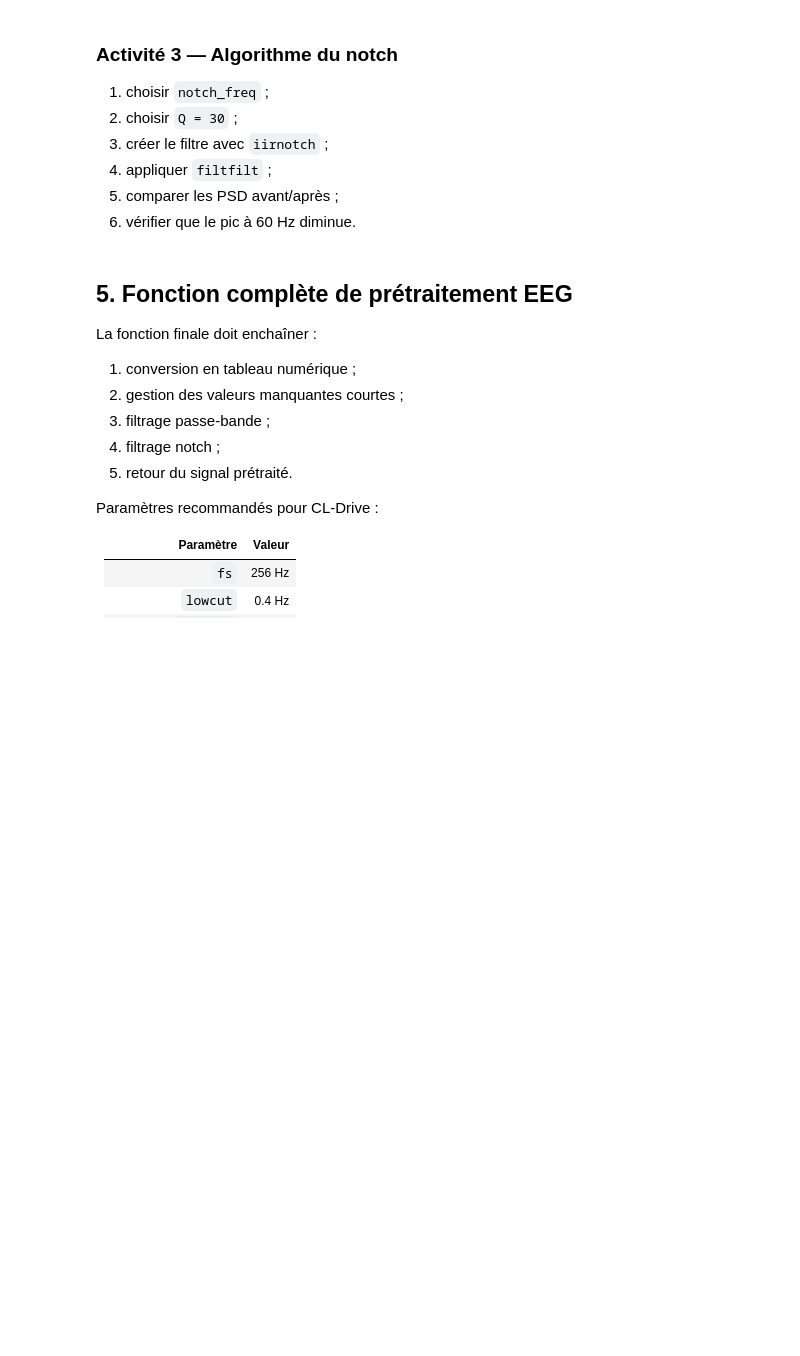
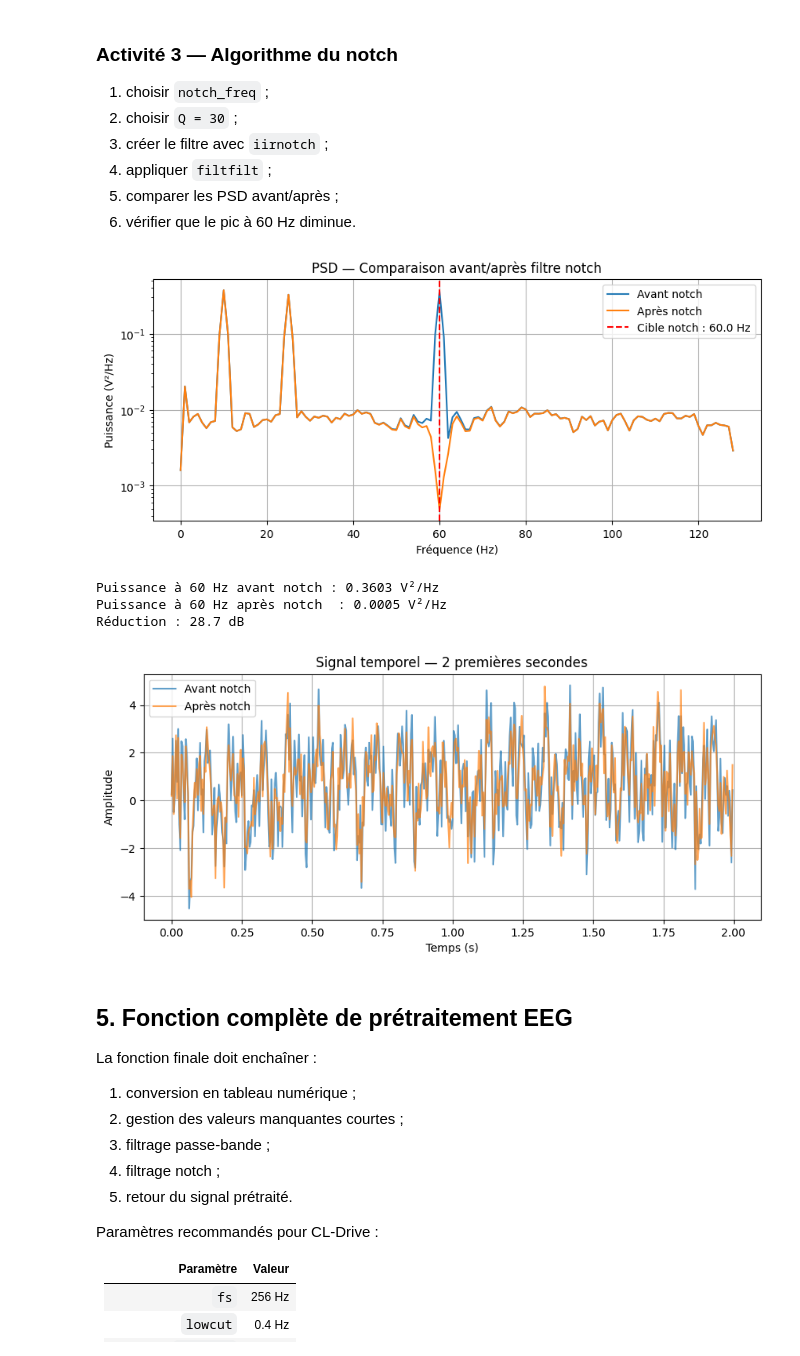
Before and after one commit to Adrien7782/Cerveau_Machine, a Jupyter notebook: TD3.ipynb, the cells around one changed output. Cells and saved outputs as stored; diff of their text form; code cells hidden in the pictures; blank space fills up the shorter version.

Commit message:
activité 3 - algorithme notch

```diff
--- a/TD3.ipynb
+++ b/TD3.ipynb
@@ -222,7 +222,59 @@ Pourquoi ne faut-il pas appliquer automatiquement un notch sans regarder la PSD
 5. comparer les PSD avant/après ;
 6. vérifier que le pic à 60 Hz diminue.
 # %%
-# Activité 3 — Implémenter ici le filtre notch.
+# Activité 3 — Filtre notch
+
+from scipy.signal import iirnotch, filtfilt
+
+# fréquence cible
+notch_freq = 60.0  # Hz
+
+# factur qualité
+Q = 30
+
+# on crée le filtre notch
+b, a = iirnotch(notch_freq, Q, fs)
+
+# on applique le filtre
+signal_notch = filtfilt(b, a, signal_synthetique)
+
+# comparaison PSD avant/après
+f_avant, Pxx_avant = scp.signal.welch(signal_synthetique, fs)
+f_apres, Pxx_apres = scp.signal.welch(signal_notch, fs)
+
+plt.figure(figsize=(10, 4))
+plt.semilogy(f_avant, Pxx_avant, label="Avant notch")
+plt.semilogy(f_apres, Pxx_apres, label="Après notch")
+plt.axvline(x=notch_freq, color='r', linestyle='--', label=f"Cible notch : {notch_freq} Hz")
+plt.title("PSD — Comparaison avant/après filtre notch")
+plt.xlabel("Fréquence (Hz)")
+plt.ylabel("Puissance (V²/Hz)")
+plt.legend()
+plt.grid(True)
+plt.show()
+
+# on vérifie que le pic à 60 Hz diminue
+idx_60 = np.argmin(np.abs(f_avant - 60))
+print(f"Puissance à 60 Hz avant notch : {Pxx_avant[idx_60]:.4f} V²/Hz")
+print(f"Puissance à 60 Hz après notch  : {Pxx_apres[idx_60]:.4f} V²/Hz")
+print(f"Réduction : {10 * np.log10(Pxx_avant[idx_60] / Pxx_apres[idx_60]):.1f} dB")
+
+# comparaison temporelle sur les 2 premières secondes
+plt.figure(figsize=(10, 4))
+plt.plot(t[:512], signal_synthetique[:512], label="Avant notch", alpha=0.7)
+plt.plot(t[:512], signal_notch[:512], label="Après notch", alpha=0.7)
+plt.title("Signal temporel — 2 premières secondes")
+plt.xlabel("Temps (s)")
+plt.ylabel("Amplitude")
+plt.legend()
+plt.grid(True)
+plt.show()
+# %% [output]
+[figure, added]
+Puissance à 60 Hz avant notch : 0.3603 V²/Hz
+Puissance à 60 Hz après notch  : 0.0005 V²/Hz
+Réduction : 28.7 dB
+[figure, added]
 # %% [markdown]
 ## 5. Fonction complète de prétraitement EEG
 
```
Also changed, not shown: parts of 1 cell of this notebook.
